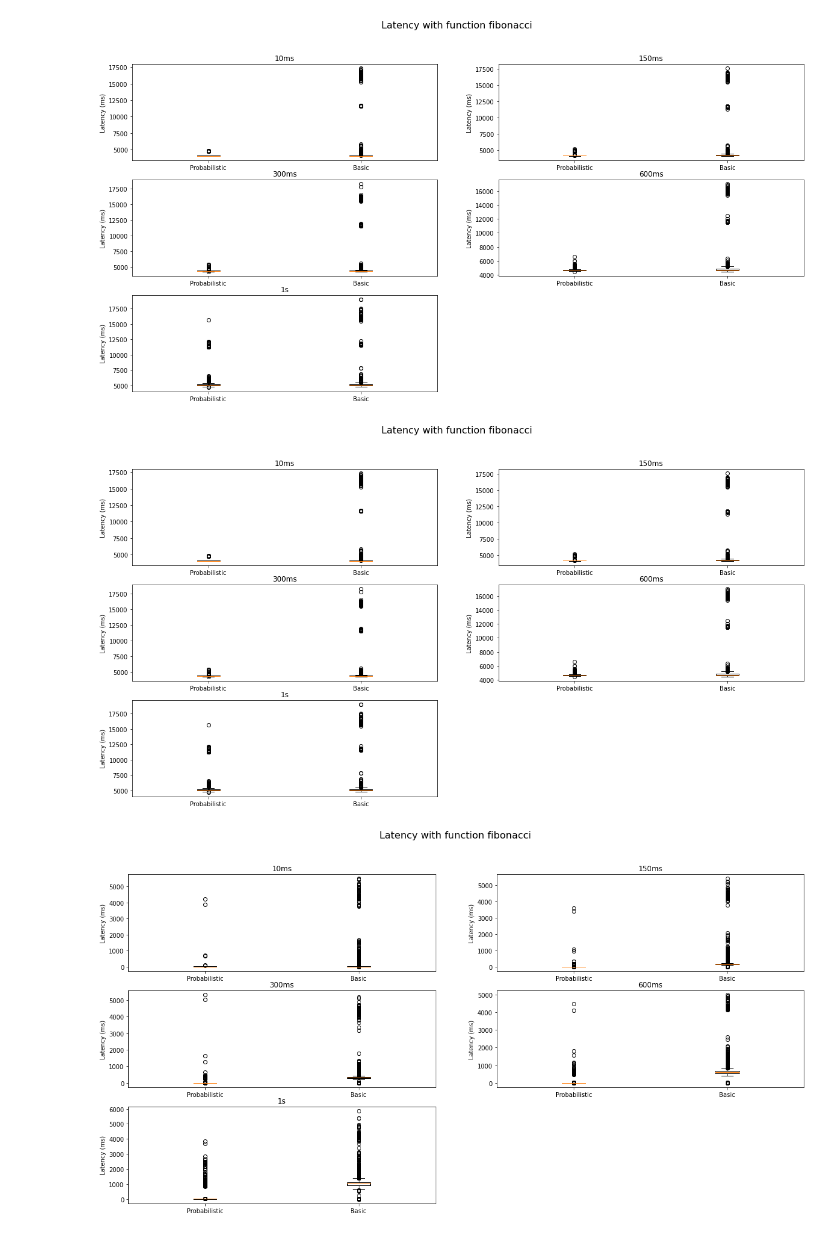
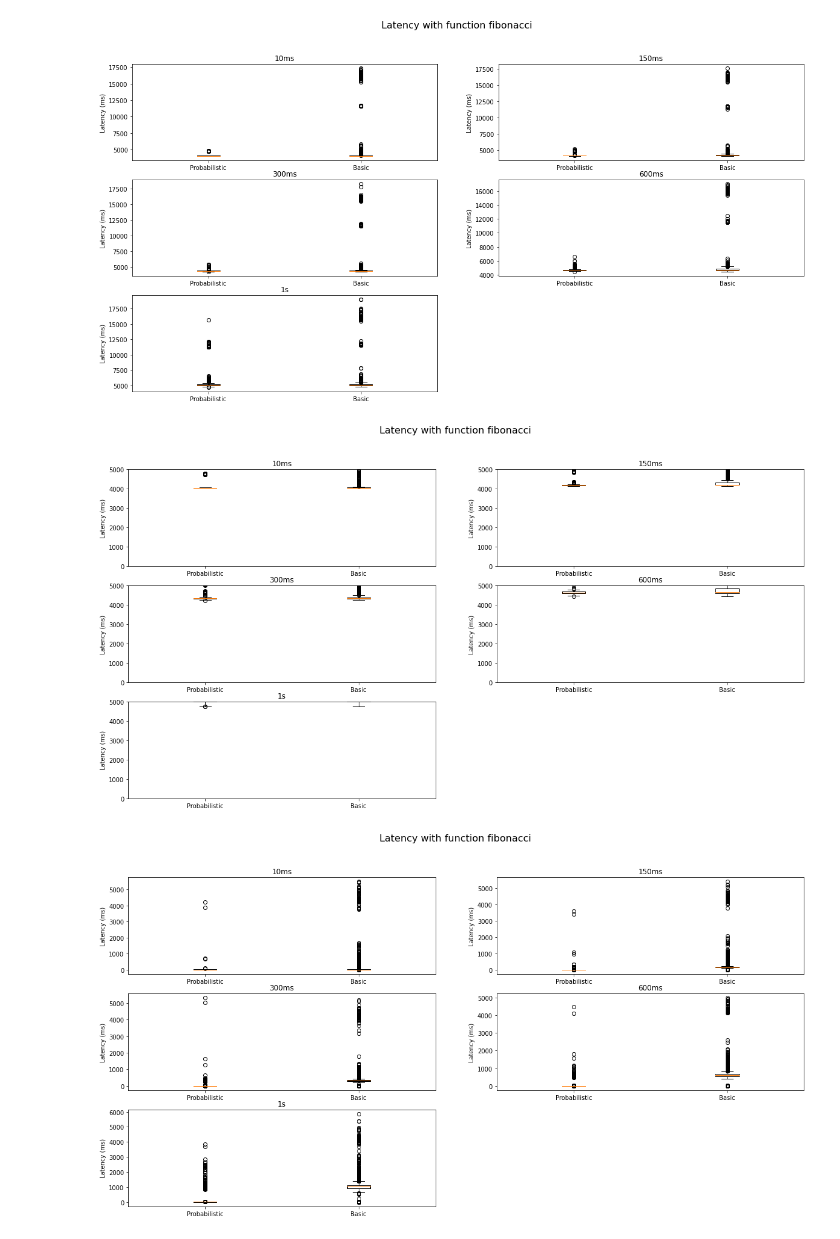
Before and after one commit to ferra-rally/serverledge-analysis, a Jupyter notebook: analysis_latency_complete.ipynb, the cells around one changed output. Saved outputs shown, nothing was run; the diff lists cells and outputs as text; code cells hidden in the pictures.

Commit message:
Added limit in latency evaluation

```diff
--- a/analysis_latency_complete.ipynb
+++ b/analysis_latency_complete.ipynb
@@ -70,10 +70,11 @@ row = 0
 colum = 0
 
 for key in ordered_list:
-    ax[row][colum].boxplot([df_dict_prob_200[key]["elapsed"][df_dict_prob_200[key]['elapsed'] < limit], df_dict_basic_200[key]["elapsed"][df_dict_basic_200[key]['elapsed'] < limit]])
+    ax[row][colum].boxplot([df_dict_prob_200[key]["elapsed"], df_dict_basic_200[key]["elapsed"]])
     ax[row][colum].set_title(key)
     ax[row][colum].set_xticklabels(["Probabilistic", "Basic"])
     ax[row][colum].set_ylabel("Latency (ms)")
+    ax[row][colum].set_ylim(0, limit)
 
     colum += 1
     if colum == colums:
@@ -112,35 +113,36 @@ plt.show()
 # %% [output]
 [figure]
 # %%
-limit = 42000
+limit = 5000
 
 
 # Plot boxplot with latency
 rows = 3
 colums = 2
 
 fig, ax = plt.subplots(rows, colums, figsize=(20, 10))
 fig.suptitle("Latency with function fibonacci", fontsize=16)
 
 i = 0
 row = 0
 colum = 0
 
 for key in ordered_list:
-    ax[row][colum].boxplot([df_dict_prob_200[key]["elapsed"][(df_dict_prob_200[key]['threadName'].str.contains("ThreadGroup1", na=False)) & (df_dict_prob_200[key]['elapsed'] < limit)], df_dict_basic_200[key]["elapsed"][(df_dict_basic_200[key]['threadName'].str.contains("ThreadGroup1", na=False)) & (df_dict_basic_200[key]['elapsed'] < limit)]])
+    ax[row][colum].boxplot([df_dict_prob_200[key]["elapsed"][(df_dict_prob_200[key]['threadName'].str.contains("ThreadGroup1", na=False))], df_dict_basic_200[key]["elapsed"][(df_dict_basic_200[key]['threadName'].str.contains("ThreadGroup1", na=False))]])
     ax[row][colum].set_title(key)
     ax[row][colum].set_xticklabels(["Probabilistic", "Basic"])
     ax[row][colum].set_ylabel("Latency (ms)")
+    ax[row][colum].set_ylim(0, limit)
 
     colum += 1
     if colum == colums:
         row += 1
         colum = 0
 
 fig.delaxes(ax[2,1])
 plt.show()
 # %% [output]
-[figure, old version]
+[figure, new version]
 # %%
 # Plot boxplot with latency
 rows = 3
```
Also changed, not shown: parts of 2 cells of this notebook, 1 other file.
